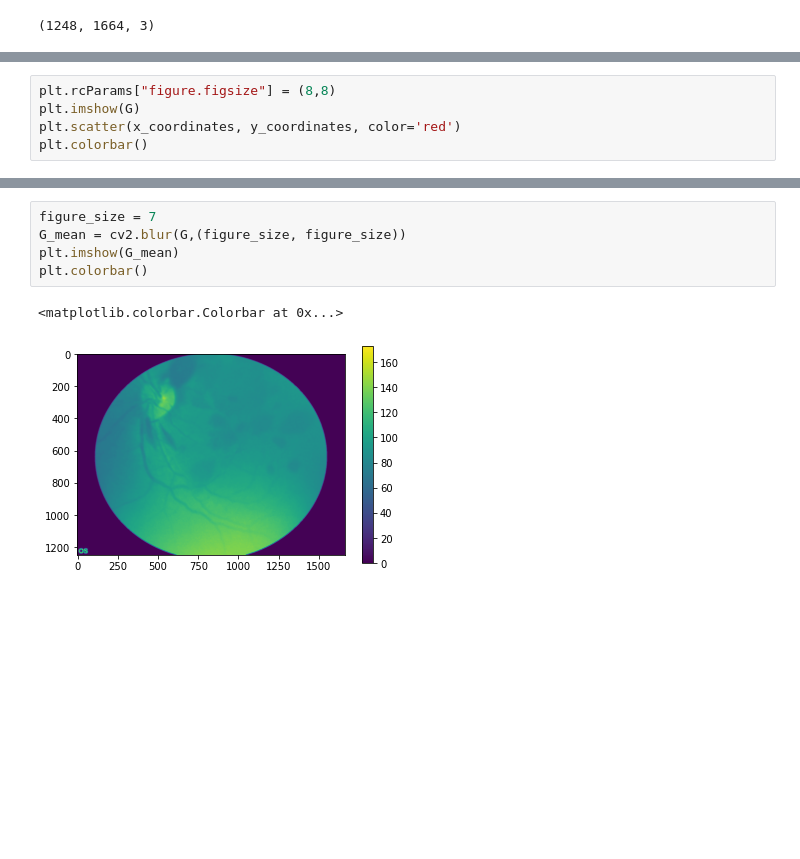
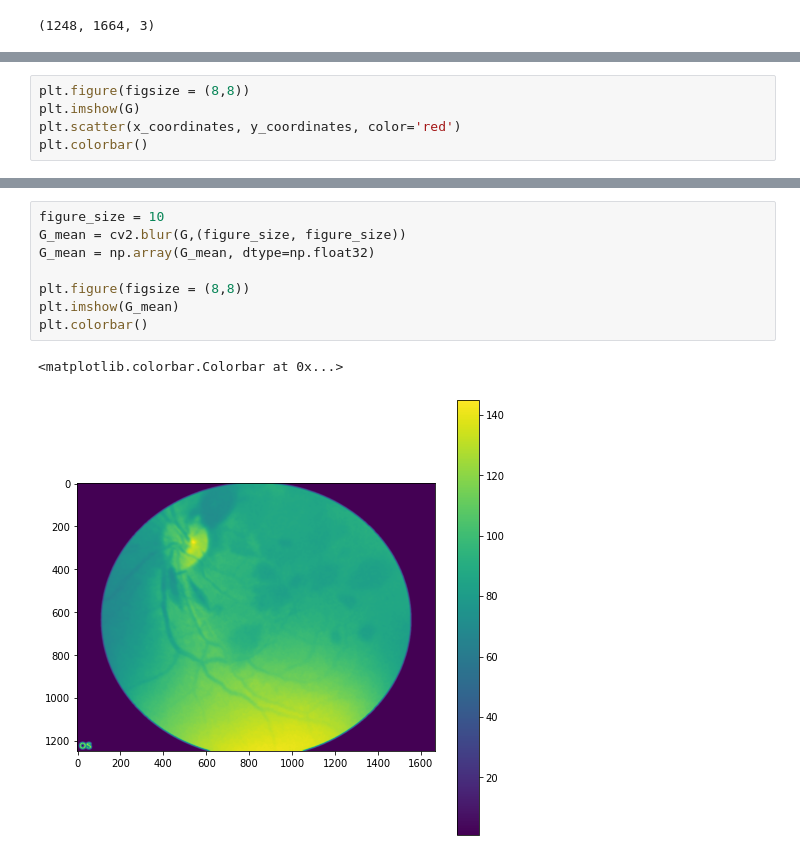
Before and after one commit to Shalaka003/Handheld-Fundus, a Jupyter notebook: Code/Interpolation.ipynb, the cells around one changed output, grey strips where cells are left out. Cells and saved outputs as stored; diff of their text form; blank space fills up the shorter version.

```diff
--- a/Code/Interpolation.ipynb
+++ b/Code/Interpolation.ipynb
@@ -54,5 +59,5 @@ The number of points is 146
 # %%
-plt.rcParams["figure.figsize"] = (8,8)
+plt.figure(figsize = (8,8))
 plt.imshow(G)
 plt.scatter(x_coordinates, y_coordinates, color='red')
 plt.colorbar()
@@ -62,9 +67,12 @@ plt.colorbar()
 # %%
-figure_size = 7
+figure_size = 10
 G_mean = cv2.blur(G,(figure_size, figure_size))
+G_mean = np.array(G_mean, dtype=np.float32)
+
+plt.figure(figsize = (8,8))
 plt.imshow(G_mean)
 plt.colorbar()
 # %% [output]
 <matplotlib.colorbar.Colorbar at 0x...>
-[figure, old version]
+[figure, new version]
 # %%
```
Also changed, not shown: parts of 18 cells of this notebook.
